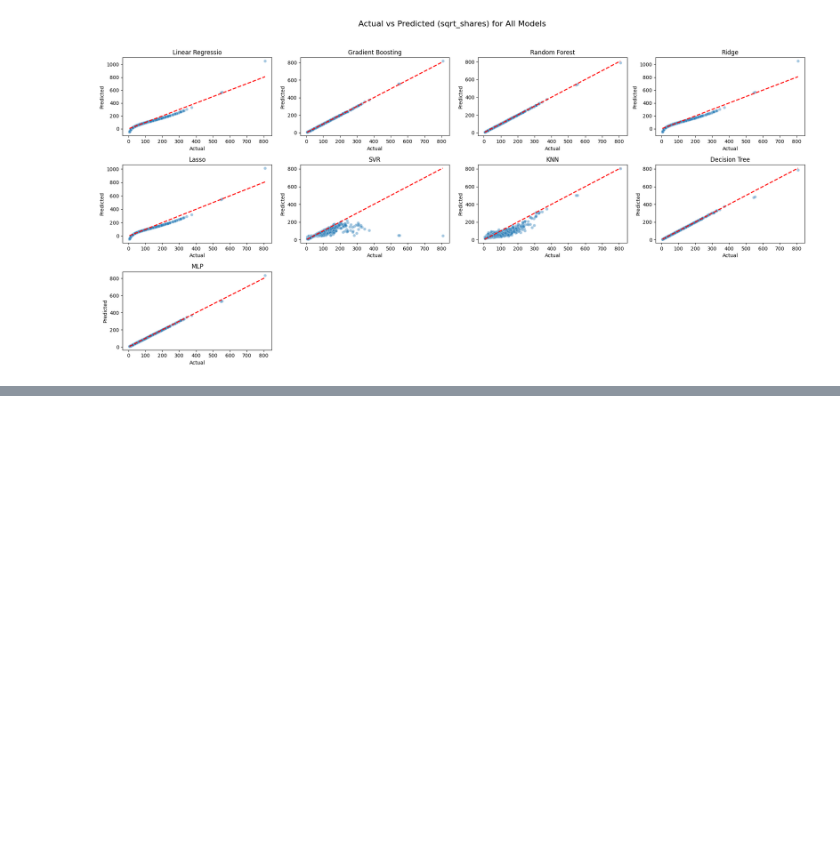
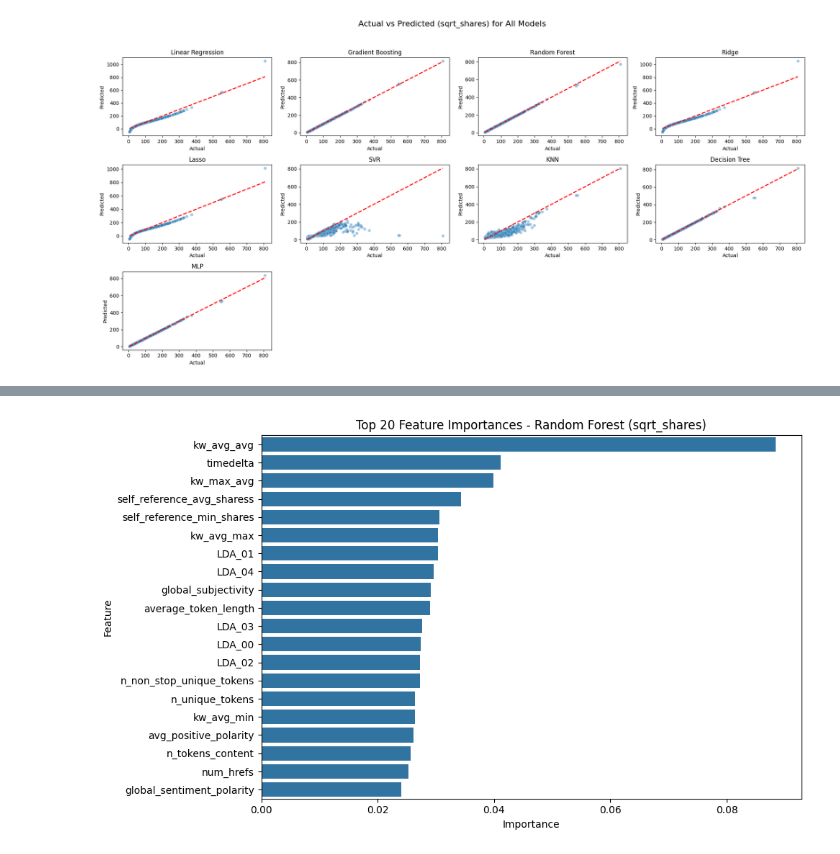
Before and after one commit to Dajinder/Online_news_popularity, a Jupyter notebook: ML_PR_Projeject_1.ipynb, the cells around one changed output, grey strips where cells are left out. Cells and saved outputs as stored; diff of their text form; code cells hidden in the pictures; blank space fills up the shorter version.

Commit message:
addition of relevant features details in best model

```diff
--- a/ML_PR_Projeject_1.ipynb
+++ b/ML_PR_Projeject_1.ipynb
@@ -500,3 +500,24 @@ Linear Regressio   0.960624   3.732688   6.468857
 Lasso              0.958046   3.759468   6.677251
 SVR                0.728411   3.663423  16.989024
 KNN                0.699349  11.209522  17.874926
+# %%
+# since random forest performed best we will deep dive into the feature immportance of the model
+# rf_model is already trained on sqrt_shares
+importances = rf_model.feature_importances_
+feature_names = X.columns
+
+# Sort
+sorted_idx = np.argsort(importances)[::-1]
+sorted_features = feature_names[sorted_idx]
+sorted_importances = importances[sorted_idx]
+
+# Plot
+plt.figure(figsize=(10, 6))
+sns.barplot(x=sorted_importances[:20], y=sorted_features[:20])
+plt.title("Top 20 Feature Importances - Random Forest (sqrt_shares)")
+plt.xlabel("Importance")
+plt.ylabel("Feature")
+plt.tight_layout()
+plt.show()
+# %% [output]
+[figure, added]
```
Also changed, not shown: parts of 4 cells of this notebook.
